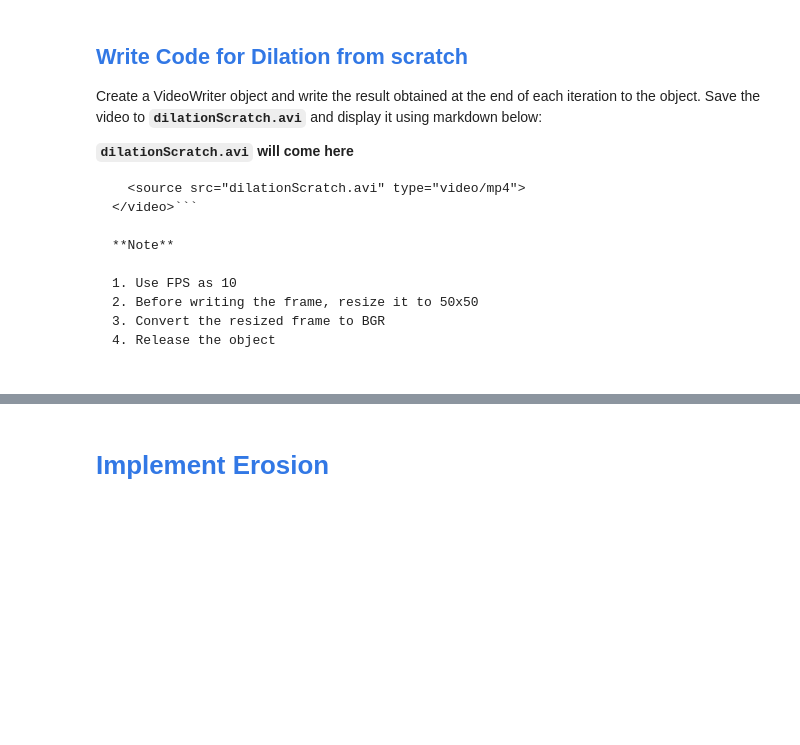
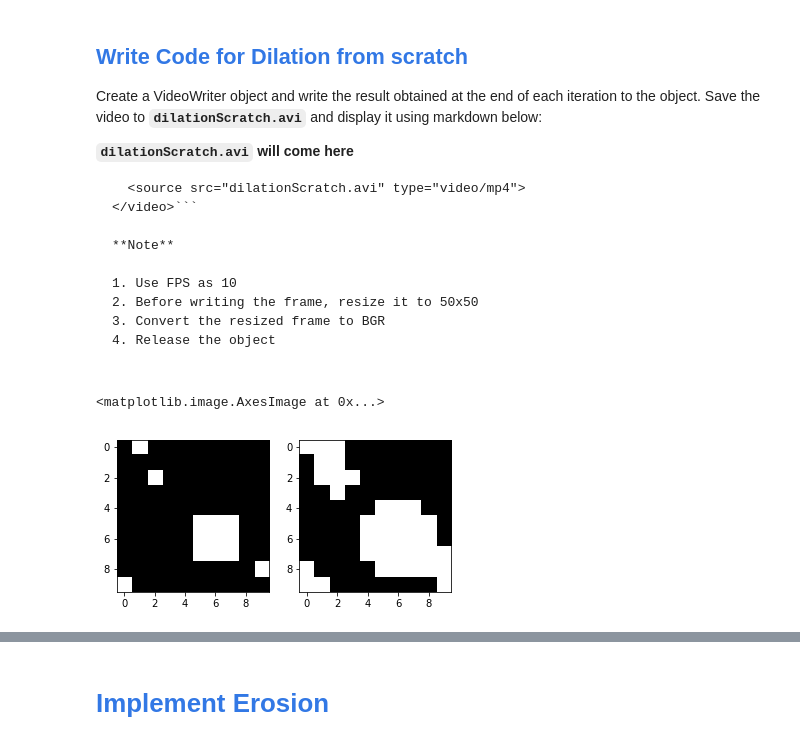
Before and after one commit to BenedictusAryo/practice_opencv, a Jupyter notebook: Computer Vision 1 Introduction (Python)/week3-python/Assignment_1/Structuring-Element-Assignment.ipynb, the cells around one changed output, grey strips where cells are left out. Cells and saved outputs as stored; diff of their text form; code cells hidden in the pictures; blank space fills up the shorter version.

```diff
--- a/Computer Vision 1 Introduction (Python)/week3-python/Assignment_1/Structuring-Element-Assignment.ipynb
+++ b/Computer Vision 1 Introduction (Python)/week3-python/Assignment_1/Structuring-Element-Assignment.ipynb
@@ -140,6 +140,12 @@ Create a VideoWriter object and write the result obtained at the end of each ite
 2. Before writing the frame, resize it to 50x50
 3. Convert the resized frame to BGR
 4. Release the object
+# %%
+plt.subplot(121);plt.imshow(im)
+plt.subplot(122);plt.imshow(dilatedEllipseKernel)
+# %% [output]
+<matplotlib.image.AxesImage at 0x...>
+[figure, added]
 # %%
 border = ksize//2
 paddedIm = np.zeros((height + border*2, width + border*2))
```
Also changed, not shown: parts of 7 cells of this notebook, 3 other files.
